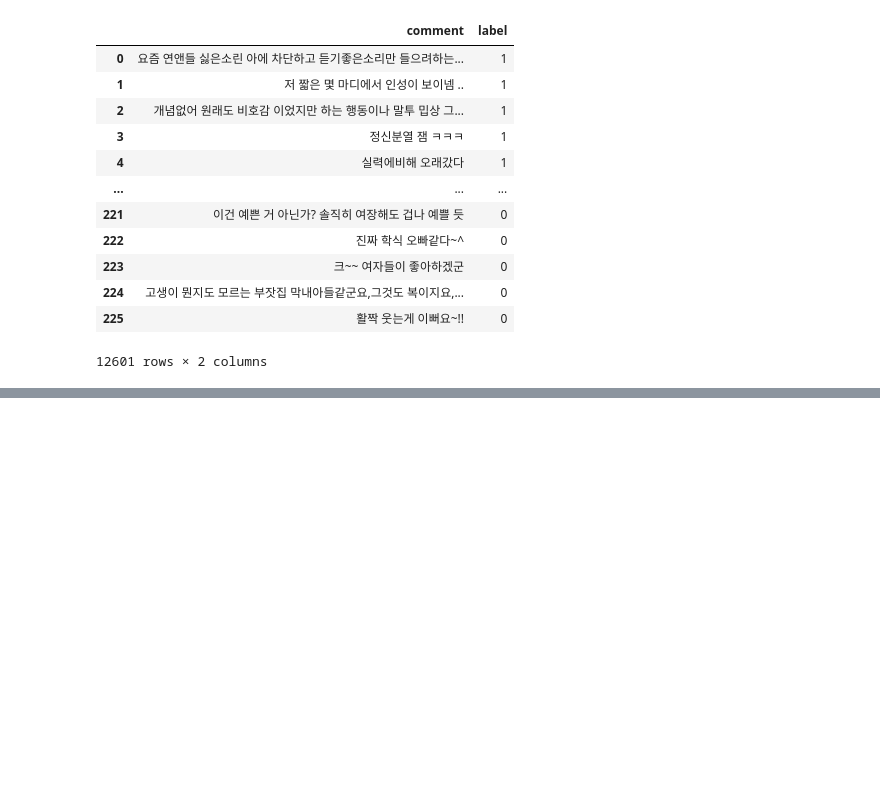
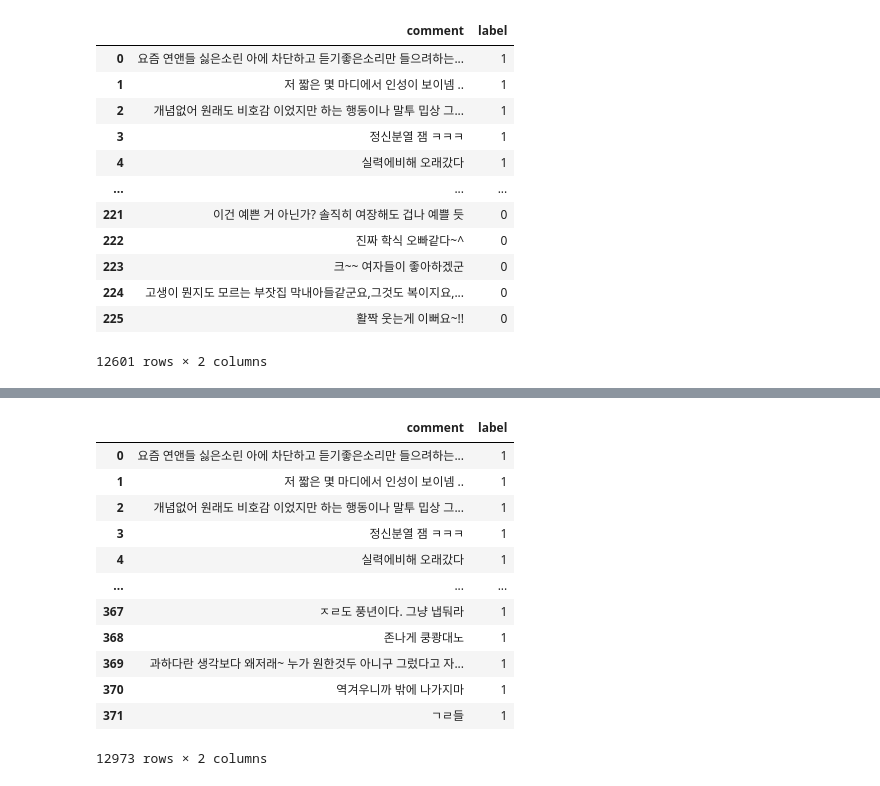
Before and after one commit to sooyeon-go/grad_project, a Jupyter notebook: comment_crawling_r/comment2_csv.ipynb, the cells around one changed output, grey strips where cells are left out. Cells and saved outputs as stored; diff of their text form; code cells hidden in the pictures; blank space fills up the shorter version.

```diff
--- a/comment_crawling_r/comment2_csv.ipynb
+++ b/comment_crawling_r/comment2_csv.ipynb
@@ -781,0 +823,17 @@ fi11
+# %%
+fi12 = fi11.append(dic13)
+fi12
+# %% [output]
+|  | comment | label |
+| 0 | 요즘 연앤들 싫은소린 아에 차단하고 듣기좋은소리만 들으려하는... | 1 |
+| 1 | 저 짧은 몇 마디에서 인성이 보이넴 .. | 1 |
+| 2 | 개념없어 원래도 비호감 이었지만 하는 행동이나 말투 밉상 그... | 1 |
+| 3 | 정신분열 잼 ㅋㅋㅋ | 1 |
+| 4 | 실력에비해 오래갔다 | 1 |
+| ... | ... | ... |
+| 367 | ㅈㄹ도 풍년이다. 그냥 냅둬라 | 1 |
+| 368 | 존나게 쿵쾅대노 | 1 |
+| 369 | 과하다란 생각보다 왜저래~ 누가 원한것두 아니구 그렀다고 자... | 1 |
+| 370 | 역겨우니까 밖에 나가지마 | 1 |
+| 371 | ㄱㄹ들 | 1 |
+12973 rows × 2 columns
```
Also changed, not shown: parts of 2 cells of this notebook.
